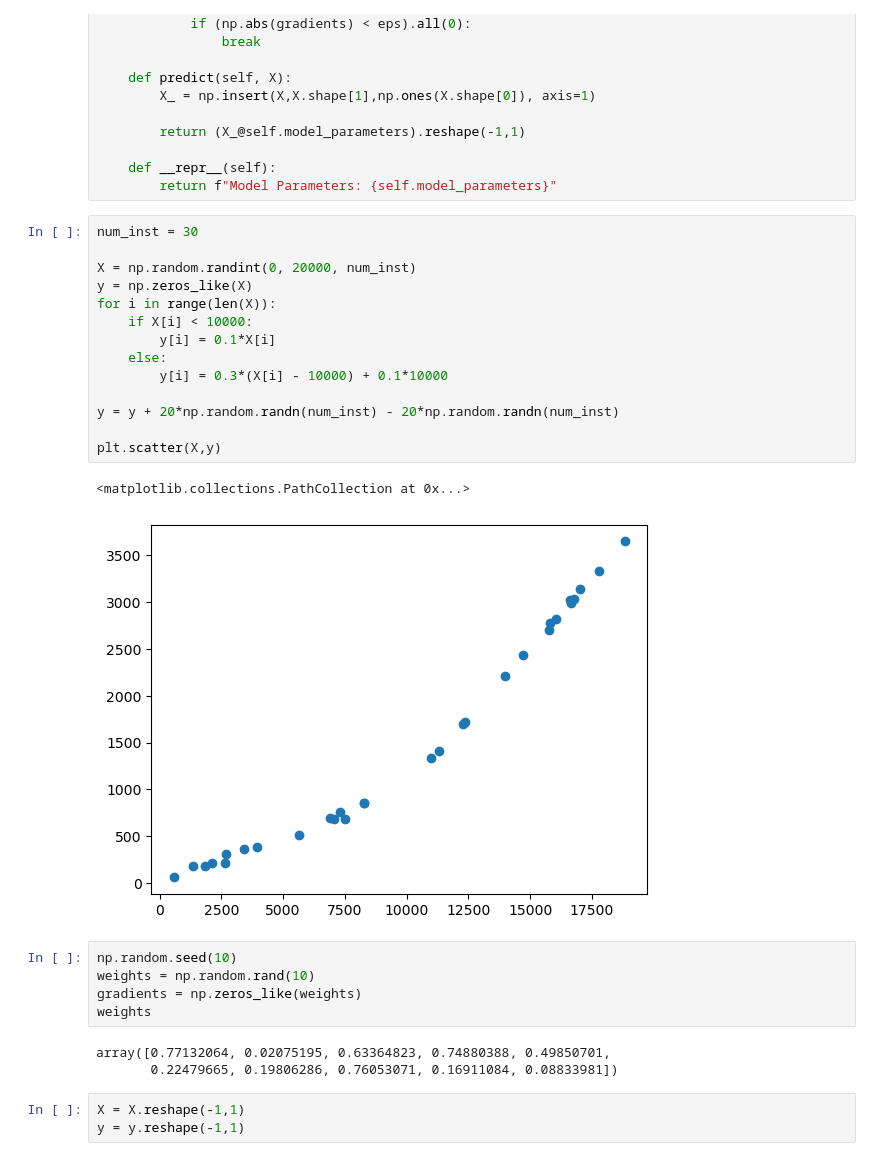
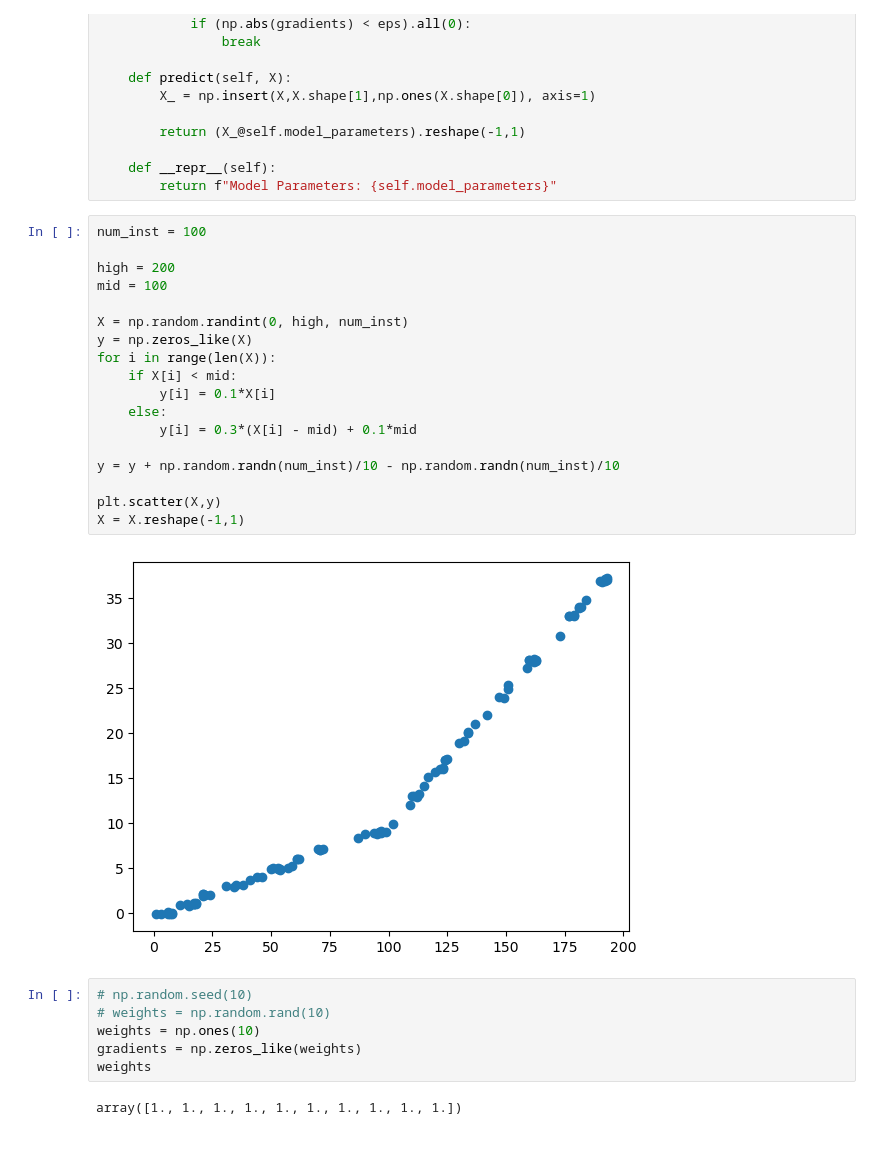
Before and after one commit to DarkKnight7107/DSAI, a Jupyter notebook: NonLinearRegressor.ipynb, the cells around one changed output. Drawn from its saved outputs; the diff is of its cells as text.

```diff
--- a/NonLinearRegressor.ipynb
+++ b/NonLinearRegressor.ipynb
@@ -44,33 +44,33 @@ class NonLinearRegressor:
     def __repr__(self):
         return f"Model Parameters: {self.model_parameters}"
 # %%
-num_inst = 30
+num_inst = 100
 
-X = np.random.randint(0, 20000, num_inst)
+high = 200
+mid = 100
+
+X = np.random.randint(0, high, num_inst)
 y = np.zeros_like(X)
 for i in range(len(X)):
-    if X[i] < 10000:
+    if X[i] < mid:
         y[i] = 0.1*X[i]
     else:
-        y[i] = 0.3*(X[i] - 10000) + 0.1*10000
+        y[i] = 0.3*(X[i] - mid) + 0.1*mid
 
-y = y + 20*np.random.randn(num_inst) - 20*np.random.randn(num_inst)
+y = y + np.random.randn(num_inst)/10 - np.random.randn(num_inst)/10
 
 plt.scatter(X,y)
+X = X.reshape(-1,1)
 # %% [output]
-<matplotlib.collections.PathCollection at 0x...>
-[figure, old version]
+[figure, new version]
 # %%
-np.random.seed(10)
-weights = np.random.rand(10)
+# np.random.seed(10)
+# weights = np.random.rand(10)
+weights = np.ones(10)
 gradients = np.zeros_like(weights)
 weights
 # %% [output]
-array([0.77132064, 0.02075195, 0.63364823, 0.74880388, 0.49850701,
-       0.22479665, 0.19806286, 0.76053071, 0.16911084, 0.08833981])
+array([1., 1., 1., 1., 1., 1., 1., 1., 1., 1.])
-# %%
-X = X.reshape(-1,1)
-y = y.reshape(-1,1)
 # %%
 X_ = np.ones((num_inst, 7))
 X_[:,0] = X.reshape(-1)
```
Also changed, not shown: parts of 5 cells of this notebook.
